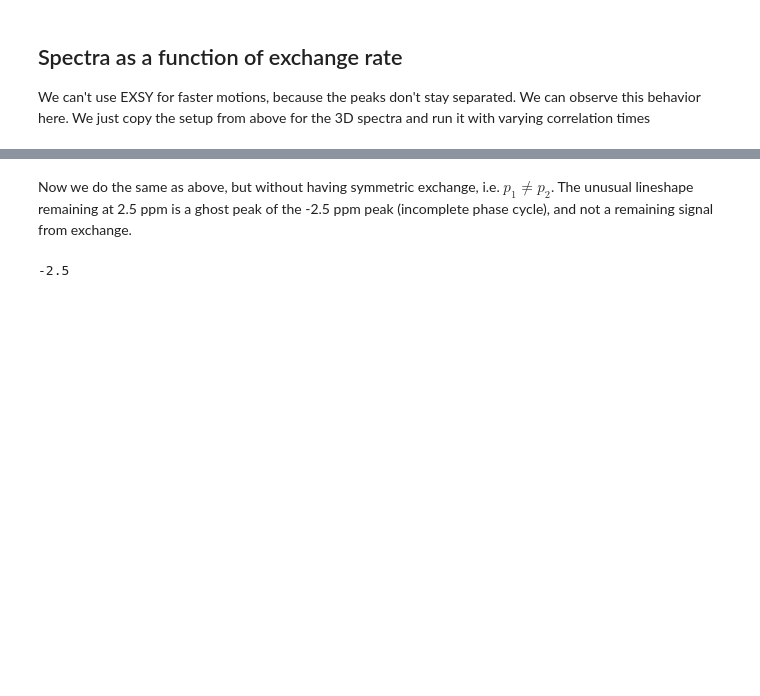
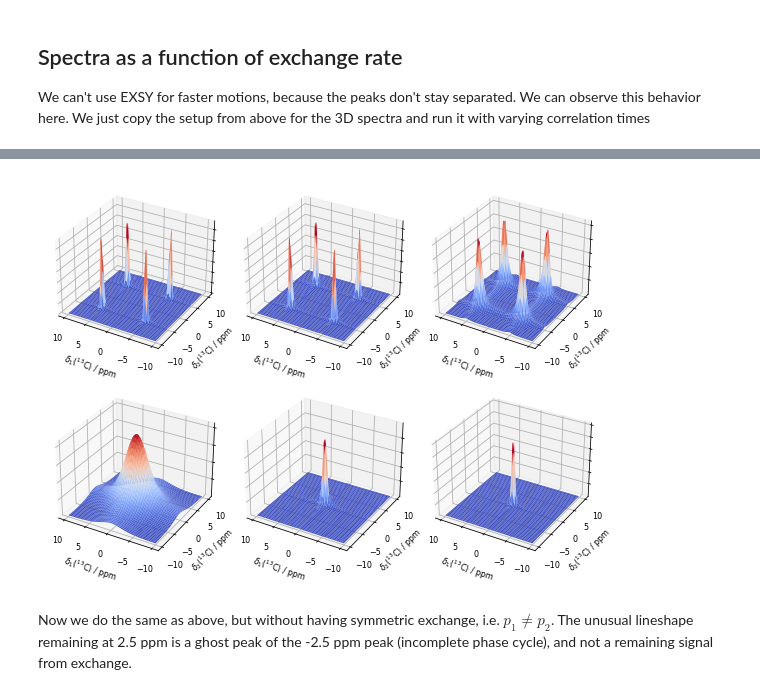
Before and after one commit to alsinmr/ConferenceExamples, a Jupyter notebook: GNMR2023/EXSY.ipynb, the cells around one changed output, grey strips where cells are left out. Saved outputs shown, nothing was run; the diff lists cells and outputs as text; code cells hidden in the pictures; blank space fills up the shorter version.

```diff
--- a/GNMR2023/EXSY.ipynb
+++ b/GNMR2023/EXSY.ipynb
@@ -39,8 +39,7 @@ tc=1     #Correlation time (10 s)
 p1=0.75  #Population of state 1
 p2=1-p1  #Population of state 2
 
-kex=np.array([[-1/(2*tc),1/(2*tc)],[1/(2*tc),-1/(2*tc)]])+\
-    np.array([[-(p2-p1)/2,(p1-p2)/2],[(p2-p1)/2,-(p1-p2)/2]])/(tc)
+kex=1/(2*tc)*(np.array([[-1,1],[1,-1]])+(p1-p2)*np.array([[1,1],[-1,-1]]))
 L.kex=kex
 
 L.add_relax(Type='T2',i=0,T2=.01)
@@ -226,14 +222,13 @@ fig=plt.figure()
 ax=[fig.add_subplot(2,3,k+1,projection='3d') for k in range(6)]
 I=list()
 for a,tc in zip(ax,tc0):
-    L.kex=np.array([[-1/(2*tc),1/(2*tc)],[1/(2*tc),-1/(2*tc)]])+\
-            np.array([[-(p2-p1)/2,(p1-p2)/2],[(p2-p1)/2,-(p1-p2)/2]])/(tc)
+    L.kex=1/(2*tc)*(np.array([[-1,1],[1,-1]])+(p1-p2)*np.array([[1,1],[-1,-1]]))
 
     Upi2x=pi2x.U()  #Get the propagators for the pulse sequence
     Upi2y=pi2y.U()
     Upi2my=pi2my.U()
 
-    Udelay=L.U(Dt=tc*5)
+    Udelay=L.U(Dt=tc0[0]*5)
     Uevol=L.U(Dt=Dt)  #Propagator for the evolution time
 
     #Propagation
@@ -290,9 +283,6 @@ for a in ax:a.set_zticklabels('')
+[figure, added]
 # %% [markdown]
 Now we do the same as above, but without having symmetric exchange, i.e. $p_1\ne p_2$. The unusual lineshape remaining at 2.5 ppm is a ghost peak of the -2.5 ppm peak (incomplete phase cycle), and not a remaining signal from exchange.
-# %%
-.75*(-5)+.25*(5)
-# %% [output]
--2.5
 # %%
 tc0=np.logspace(-1,-6,6)
 p1=0.75  #Population of state 1
```
Also changed, not shown: parts of 5 cells of this notebook, 3 other files.
